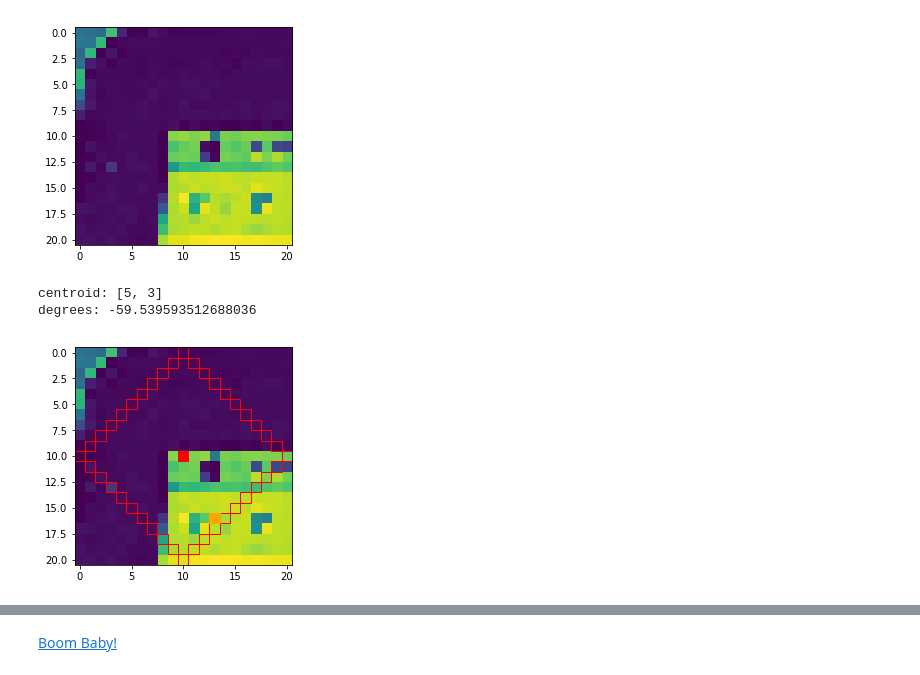
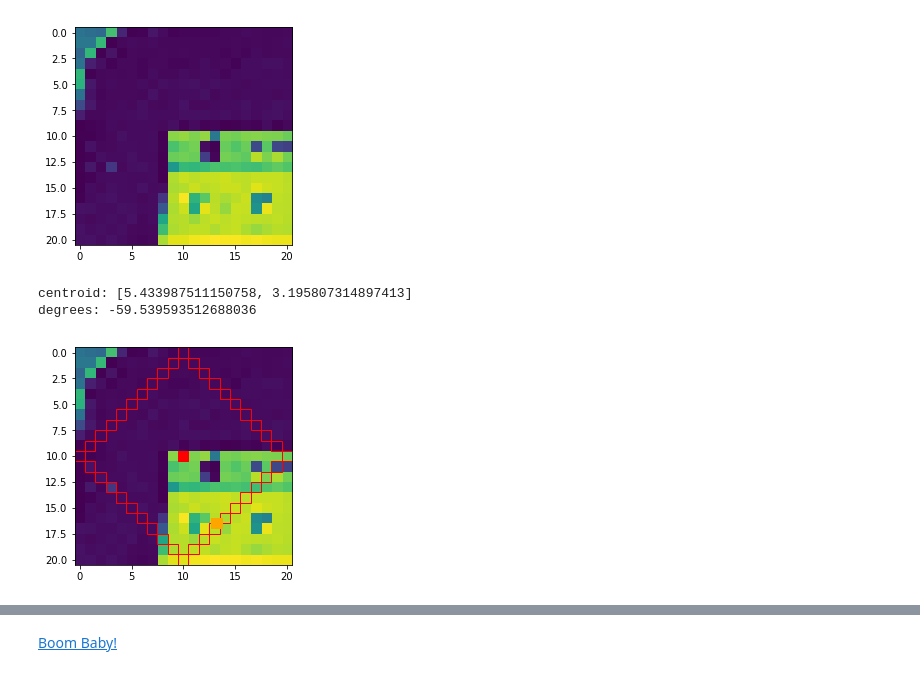
Before and after one commit to priyamtejaswin/c00lHaX, a Jupyter notebook: harris_corner/keypoint_orientation.ipynb, the cells around one changed output, grey strips where cells are left out. Saved outputs shown, nothing was run; the diff lists cells and outputs as text; code cells hidden in the pictures.

```diff
--- a/harris_corner/keypoint_orientation.ipynb
+++ b/harris_corner/keypoint_orientation.ipynb
@@ -36,41 +47,44 @@ x = int(x)
 radius = 10
 
 # plt.figure(figsize=(10, 10))
-patch = img[x-radius:x+radius+1, y-radius:y+radius+1]
+patch = np.float32(img[x-radius:x+radius+1, y-radius:y+radius+1])
 plt.imshow(patch);
 # %% [output]
 [figure]
 # %%
-right = zip(range(-radius, radius+1), range(0, radius) + range(radius, -1, -1))
-left = zip(range(radius-1, -radius, -1), range(-1, -radius, -1) + range(-radius, 1, 1))
+def compute_plot_ica(patch, radius):
+    right = zip(range(-radius, radius+1), range(0, radius) + range(radius, -1, -1))
+    left = zip(range(radius-1, -radius, -1), range(-1, -radius, -1) + range(-radius, 1, 1))
 
-circle = right + left
+    circle = right + left
 
-plt.imshow(patch)
-ax = plt.gca()
+    plt.imshow(patch)
+    ax = plt.gca()
 
-cx, cy = radius, radius
-p = patches.Rectangle(xy=(cx-0.5, cy-0.5), width=1, height=1, color='red')
-ax.add_patch(p);
-
-m00, m01, m10 = 0, 0, 0
-
-for ox, oy in circle:
-    p = patches.Rectangle(xy=(cx+ox-0.5, cy+oy-0.5), width=1, height=1, fill=False, color='red')
+    cx, cy = radius, radius
+    p = patches.Rectangle(xy=(cx-0.5, cy-0.5), width=1, height=1, color='red')
     ax.add_patch(p);
 
-    _ival = patch[cx+ox, cy+oy]
-    m00 += _ival
-    m01 += oy * _ival
-    m10 += ox * _ival
+    m00, m01, m10 = 0, 0, 0
 
-centroid = [m10/m00, m01/m00]
-print "centroid:", centroid
-print "degrees:", np.arctan2(-m10, m01) * 180 / np.pi
+    for ox, oy in circle:
+        p = patches.Rectangle(xy=(cx+ox-0.5, cy+oy-0.5), width=1, height=1, fill=False, color='red')
+        ax.add_patch(p);
 
-p = patches.Rectangle(xy=(cx+centroid[1]-0.5, cy+centroid[0]+0.5), width=1, height=1, fill=True, color='orange')
-ax.add_patch(p);
+        _ival = patch[cx+ox, cy+oy]
+        m00 += _ival
+        m01 += oy * _ival
+        m10 += ox * _ival
+
+    centroid = [m10/m00, m01/m00]
+    print "centroid:", centroid
+    print "degrees:", np.arctan2(-m10, m01) * 180 / np.pi
+
+    p = patches.Rectangle(xy=(cx+centroid[1]-0.5, cy+centroid[0]+0.5), width=1, height=1, fill=True, color='orange')
+    ax.add_patch(p);
-# %% [output]
-centroid: [5, 3]
-degrees: -59.539593512688036
-[figure, removed]
+# %%
+compute_plot_ica(patch, radius)
+# %% [output]
+centroid: [5.433987511150758, 3.195807314897413]
+degrees: -59.539593512688036
+[figure, added]
```
Also changed, not shown: parts of 6 cells of this notebook.
